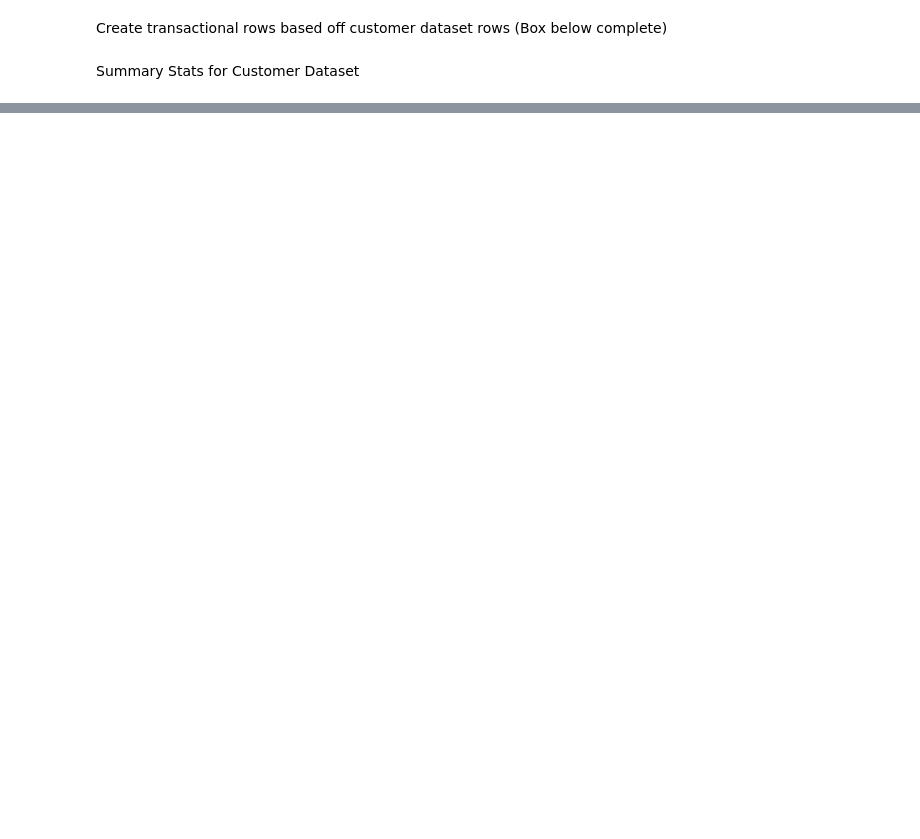
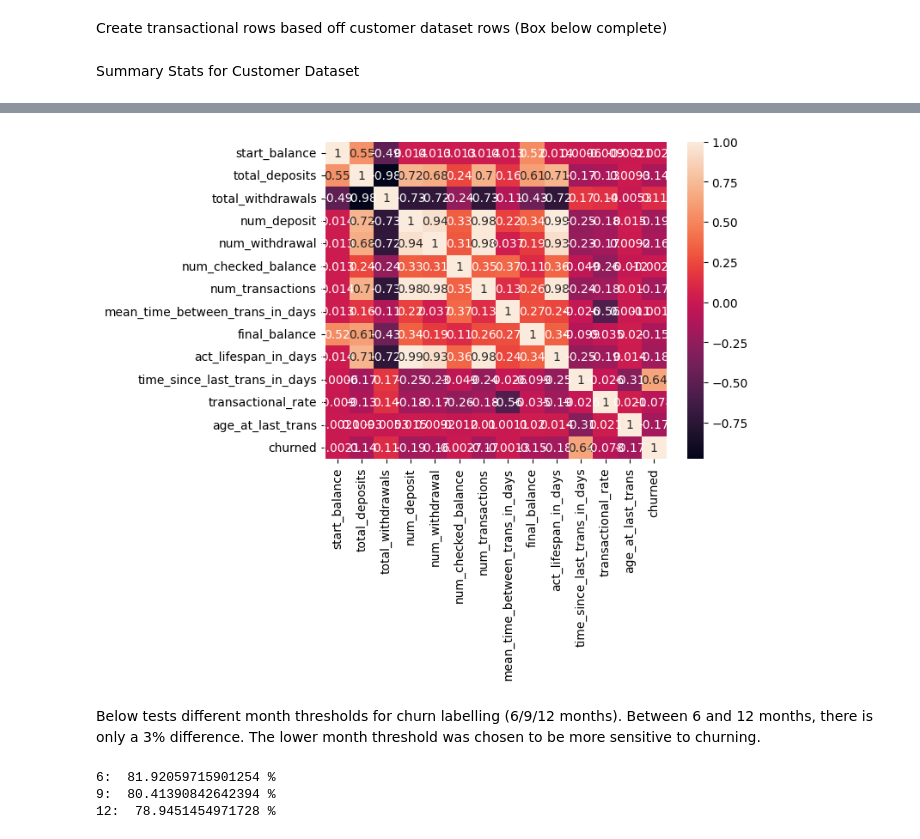
Before and after one commit to gegaddis/bank-churn, a Jupyter notebook: scratch.ipynb, the cells around one changed output, grey strips where cells are left out. Saved outputs shown, nothing was run; the diff lists cells and outputs as text; code cells hidden in the pictures; blank space fills up the shorter version.

```diff
--- a/scratch.ipynb
+++ b/scratch.ipynb
@@ -193,5 +331,6 @@ display(c_summary)
 c_combined = c_df_original.merge(c_summary, how='inner', on='customer_id')
 c_combined['age_at_last_trans'] = c_combined['last_transaction'] - c_combined['dob'].apply(pd.to_datetime)
 c_combined['age_at_last_trans'] = c_combined['age_at_last_trans'].dt.total_seconds()/(60*60*24*365)
+c_combined['churned'] = c_combined['last_transaction'].apply(lambda x: 1 if x <= pd.to_datetime('2019-12-01') else 0)
 display(c_combined)
 display(c_combined.describe())
@@ -200,0 +386,21 @@ print(13*365)
+# %%
+c_corr = c_combined.drop(columns=['dob', 'state', 'customer_id', 'creation_date', 'first_transaction',
+                                  'last_transaction'])
+sn.heatmap(c_corr.corr(), annot = True)
+plt.show()
+# %% [output]
+[figure, added]
+# %% [markdown]
+Below tests different month thresholds for churn labelling (6/9/12 months).
+Between 6 and 12 months, there is only a 3% difference. The lower month threshold was chosen to be more sensitive to churning.
+# %%
+c_combined['churned_6'] = c_combined['last_transaction'].apply(lambda x: 1 if x <= pd.to_datetime('2019-12-01') else 0)
+c_combined['churned_9'] = c_combined['last_transaction'].apply(lambda x: 1 if x <= pd.to_datetime('2019-09-01') else 0)
+c_combined['churned_12'] = c_combined['last_transaction'].apply(lambda x: 1 if x <= pd.to_datetime('2019-06-01') else 0)
+print('6: ', c_combined['churned_6'].sum()*100/len(c_combined['churned_6']), '%')
+print('9: ', c_combined['churned_9'].sum()*100/len(c_combined['churned_9']), '%')
+print('12: ', c_combined['churned_12'].sum()*100/len(c_combined['churned_12']), '%')
+# %% [output]
+6:  81.92059715901254 %
+9:  80.41390842642394 %
+12:  78.9451454971728 %
```
Also changed, not shown: parts of 14 cells of this notebook, 2 other files.
